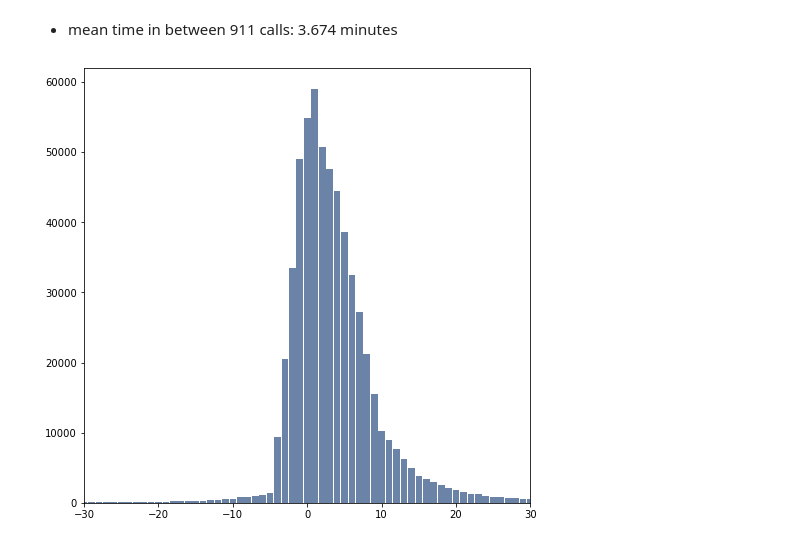
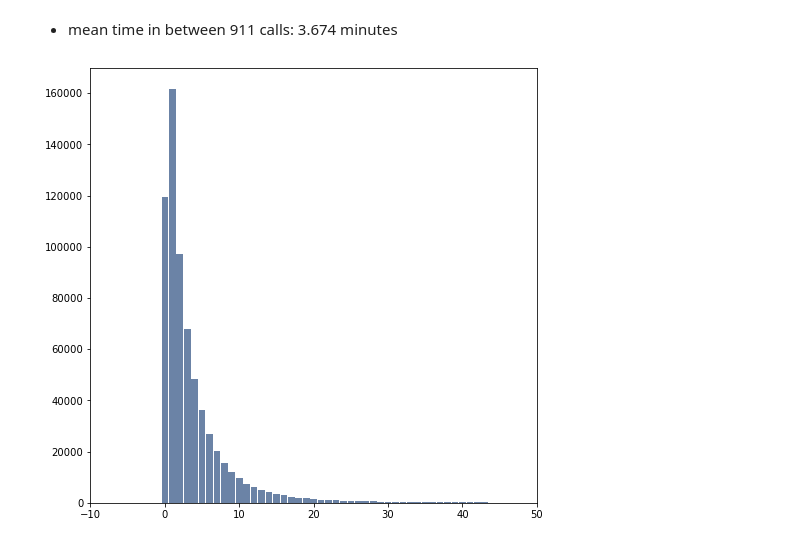
Before and after one commit to Soniyasunny1/3450_Asn3_Students, a Jupyter notebook: Assignment_3_workbook.ipynb, the cells around one changed output. Saved outputs shown, nothing was run; the diff lists cells and outputs as text; code cells hidden in the pictures.

```diff
--- a/Assignment_3_workbook.ipynb
+++ b/Assignment_3_workbook.ipynb
@@ -593,0 +582,4 @@ Name: TimeDiff, dtype: float64
+# %%
+import time
+calls2 = pd.DataFrame()
+calls2["timeStamp2"] = pd.to_datetime(calls["timeStamp"], format="%Y-%m-%d %H:%M").sort_values()
@@ -593,0 +600,3 @@ Name: TimeDiff, dtype: float64
+# %%
+calls2['TimeDiff2'] = pd.to_datetime(calls2['timeStamp2'].astype(str)).diff().dt.total_seconds().div(60)
+calls2.head(10)
@@ -600,9 +631,11 @@ calls = calls.dropna()
+# %%
+calls2 = calls2.dropna()
 # %%
-hist = thinkstats2.Hist(calls["TimeDiff"])
+hist = thinkstats2.Hist(calls2["TimeDiff2"])
 thinkplot.Hist(hist)
-thinkplot.Config(xlim=[-30, 30])
+thinkplot.Config(xlim=[-10, 50])
 # %% [output]
-[figure, old version]
+[figure, new version]
 # %%
 def bigGraph(df_in, columnName):
     data = pd.Series(df_in[columnName])
```
Also changed, not shown: parts of 8 cells of this notebook.
